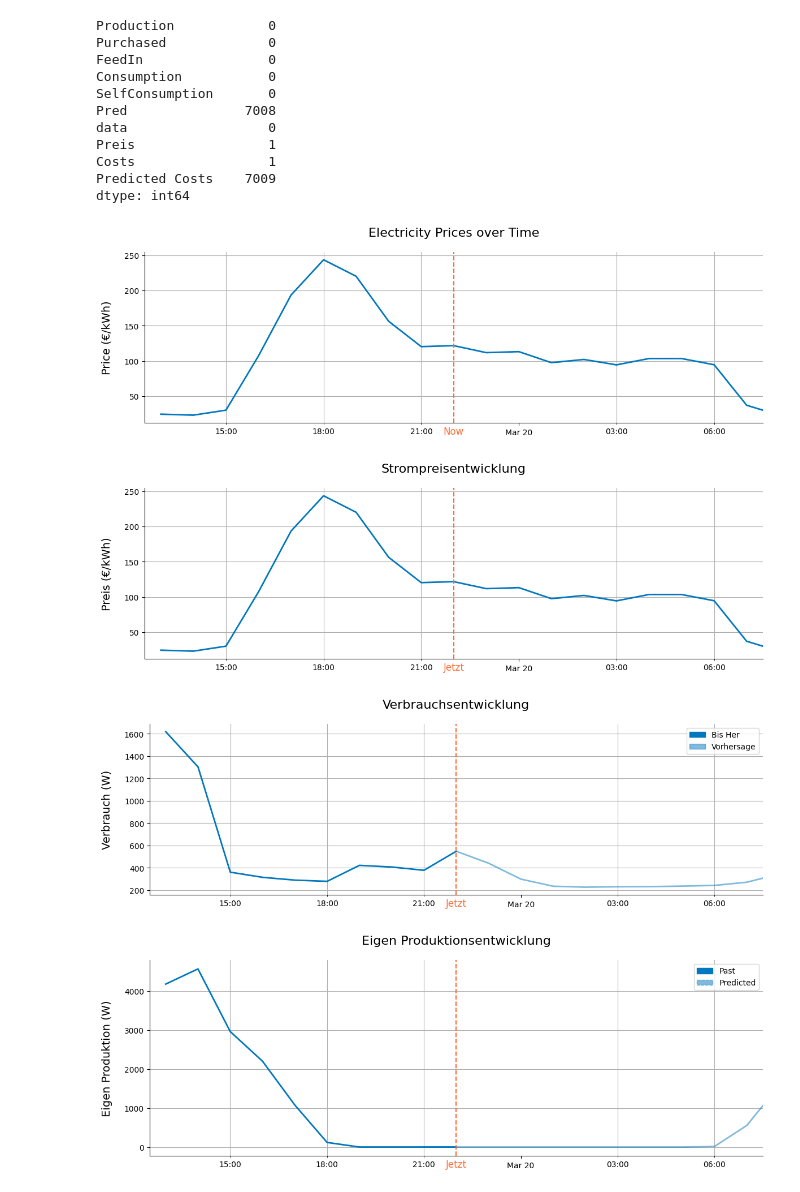
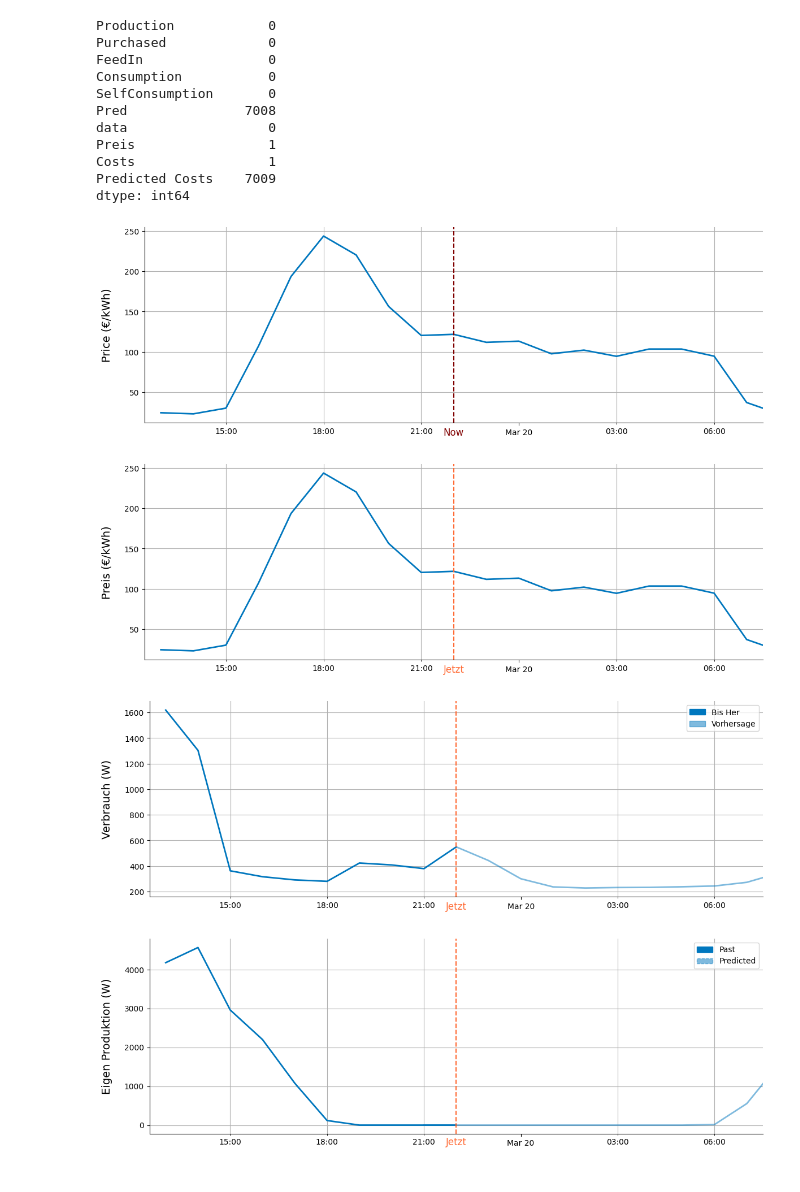
Before and after one commit to MockaWolke/SmartCity, a Jupyter notebook: plots.ipynb, the cells around one changed output. Drawn from its saved outputs; the diff is of its cells as text; code cells hidden in the pictures.

```diff
--- a/plots.ipynb
+++ b/plots.ipynb
@@ -9,5 +9,15 @@ import datetime
 import matplotlib.dates as mdates
 from matplotlib.patches import Patch
 
+COLORS = ['#0077BE', 'maroon', '#32CD32', '#FF6B35', 'darkgreen']
 
-COLORS = ['#0077BE', '#FF6B35', "#32CD32"]
+plt.figure(figsize=(10, 2))
+
+for i, color in enumerate(COLORS):
+    plt.fill_between([i, i+1], 0, 1, color=color)
+    plt.text(i+0.5, 0.5, color, ha='center', va='center', fontsize=12, color='white' if i<3 else 'black')
+
+plt.xlim(0, len(COLORS))
+plt.ylim(0, 1)
+plt.axis('off')  # Don't show axis
+plt.show()
@@ -125,7 +83,6 @@ half_range = time_range / 2
 ax.set_xlim([now - half_range, now + half_range])
 
 # Title
-ax.set_title("Electricity Prices over Time", fontsize=16, pad=20)
 
 # Spines (the box around the plot)
 ax.spines['top'].set_visible(False)
@@ -135,7 +92,7 @@ plt.tight_layout()
 plt.savefig("imgs/Preis_eng.svg")
 plt.show()
 # %% [output]
-[figure, old version]
+[figure, new version]
 # %%
 import matplotlib.pyplot as plt
 import datetime
@@ -161,8 +118,8 @@ ax.xaxis.grid(True, which="minor")
 ax.yaxis.grid()
 
 # Eine gepunktete vertikale Linie bei 'jetzt' hinzufügen
-ax.axvline(x=now, linestyle='--', color=COLORS[1], lw=1.5)
-ax.text(now, 0, 'Jetzt', color=COLORS[1], ha='center', va='center', rotation=0, fontsize=12)
+ax.axvline(x=now, linestyle='--', color=COLORS[3], lw=1.5)
+ax.text(now, 0, 'Jetzt', color=COLORS[3], ha='center', va='center', rotation=0, fontsize=12)
 
 # Den Plot um 'jetzt' zentrieren
 time_range = together.index[-1] - together.index[0]
@@ -170,7 +127,6 @@ half_range = time_range / 2
 ax.set_xlim([now - half_range, now + half_range])
 
 # Titel
-ax.set_title("Strompreisentwicklung", fontsize=16, pad=20)
 
 # Spines (der Kasten um den Plot)
 ax.spines['top'].set_visible(False)
@@ -180,7 +136,7 @@ plt.tight_layout()
 plt.savefig("imgs/Preise.svg")
 plt.show()
 # %% [output]
-[figure, old version]
+[figure, new version]
 # %%
 fig, ax = plt.subplots(figsize=(12, 4))
 
@@ -218,8 +174,8 @@ ax.xaxis.grid(True, which="minor")
 ax.yaxis.grid()
 
 # Add a dotted vertical line at 'now'
-ax.axvline(x=now, linestyle='--', color=COLORS[1], lw=1.5)
-ax.text(now, -0.048, 'Jetzt', color=COLORS[1], ha='center', va='center', rotation=0, fontsize=12, transform=ax.get_xaxis_transform())
+ax.axvline(x=now, linestyle='--', color=COLORS[3], lw=1.5)
+ax.text(now, -0.048, 'Jetzt', color=COLORS[3], ha='center', va='center', rotation=0, fontsize=12, transform=ax.get_xaxis_transform())
 
 
 # Centering the plot around now
@@ -227,7 +183,6 @@ time_range = together.index[-1] - together.index[0]
 half_range = time_range / 2
 ax.set_xlim([now - half_range, now + half_range])
 
-ax.set_title("Verbrauchsentwicklung", fontsize=16, pad=20)
 legend_elements = [Patch(facecolor=COLORS[0], edgecolor=COLORS[0], label='Bis Her'),
                    Patch(facecolor=COLORS[0], edgecolor=COLORS[0], alpha=0.5, label='Vorhersage')]
 ax.legend(handles=legend_elements, loc='upper right',)
@@ -240,7 +195,7 @@ plt.tight_layout()
 plt.savefig("imgs/Consumption.svg", bbox_inches = "tight")
 plt.show()
 # %% [output]
-[figure, old version]
+[figure, new version]
 # %%
 fig, ax = plt.subplots(figsize=(12, 4))
 
@@ -276,37 +231,36 @@ ax.set_ylabel("Eigen Produktion (W)", fontsize=14, labelpad=15)
 ax.xaxis.set_major_locator(mdates.DayLocator())
 ax.xaxis.set_major_formatter(mdates.DateFormatter('%b %d'))
 ax.xaxis.set_minor_locator(mdates.HourLocator(byhour=range(0, 24, 3)))
 ax.xaxis.set_minor_formatter(mdates.DateFormatter('%H:%M'))
 plt.setp(ax.xaxis.get_minorticklabels(), rotation=0)
 ax.xaxis.grid(True, which="minor")
 ax.yaxis.grid()
 
 # Add a dotted vertical line at 'now'
-ax.axvline(x=now, linestyle='--', color=COLORS[1], lw=1.5)
-ax.text(now, -0.042, 'Jetzt', color=COLORS[1], ha='center', va='center', rotation=0, fontsize=12, transform=ax.get_xaxis_transform())
+ax.axvline(x=now, linestyle='--', color=COLORS[3], lw=1.5)
+ax.text(now, -0.042, 'Jetzt', color=COLORS[3], ha='center', va='center', rotation=0, fontsize=12, transform=ax.get_xaxis_transform())
 
 # Centering the plot around now
 time_range = together.index[-1] - together.index[0]
 half_range = time_range / 2
 ax.set_xlim([now - half_range, now + half_range])
 
 # Updated legend to include the Production and Predicted Production entries
 legend_elements = [
                    Patch(facecolor=COLORS[0], edgecolor=COLORS[0], label='Past'),
                    Patch(facecolor=COLORS[0], edgecolor=COLORS[0], linestyle='--', alpha=0.5, label='Predicted')]
 ax.legend(handles=legend_elements, loc='upper right',)
 
 # Spines (the box around the plot)
 ax.spines['top'].set_visible(False)
 ax.spines['right'].set_visible(False)
 
 plt.tight_layout()
-ax.set_title("Eigen Produktionsentwicklung", fontsize=16, pad=20)
 
 plt.savefig("imgs/Produktionsentwicklung.svg", bbox_inches = "tight")
 plt.show()
 # %% [output]
-[figure, old version]
+[figure, new version]
 # %%
 mask = (df.index.year == 2022) & (df.index.month == 1)
 
```
Also changed, not shown: parts of 17 cells of this notebook, 8 other files.
